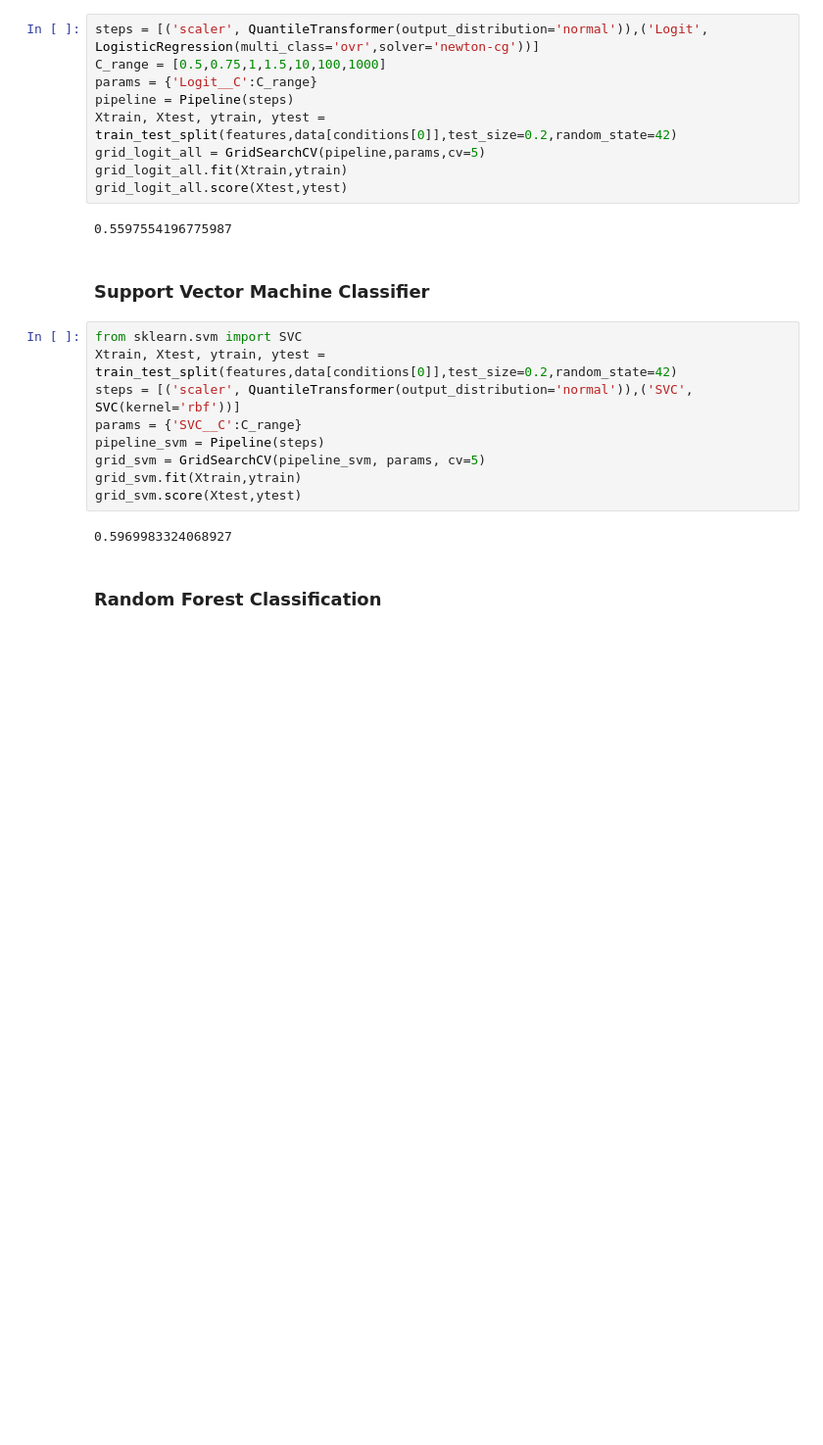
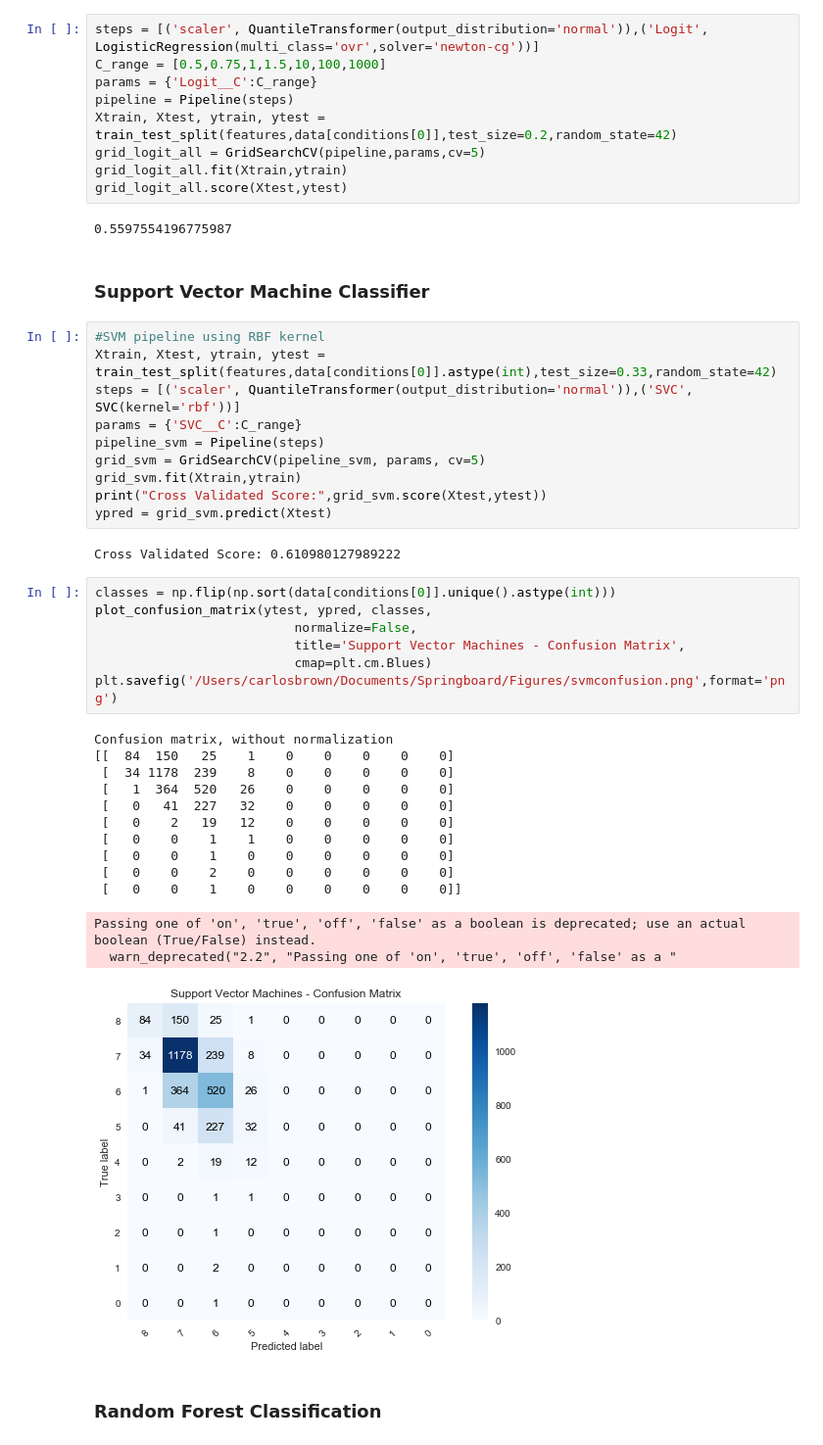
Before and after one commit to carlosbrown2/Springboard, a Jupyter notebook: Capstone Project 1/Capstone Project 1.ipynb, the cells around one changed output. Shown at 98% size. Drawn from its saved outputs; the diff is of its cells as text; blank space fills up the shorter version.

```diff
--- a/Capstone Project 1/Capstone Project 1.ipynb
+++ b/Capstone Project 1/Capstone Project 1.ipynb
@@ -905,16 +988,38 @@ grid_logit_all.score(Xtest,ytest)
 # %% [markdown]
 ### Support Vector Machine Classifier
 # %%
-from sklearn.svm import SVC
-Xtrain, Xtest, ytrain, ytest = train_test_split(features,data[conditions[0]],test_size=0.2,random_state=42)
+#SVM pipeline using RBF kernel
+Xtrain, Xtest, ytrain, ytest = train_test_split(features,data[conditions[0]].astype(int),test_size=0.33,random_state=42)
 steps = [('scaler', QuantileTransformer(output_distribution='normal')),('SVC', SVC(kernel='rbf'))]
 params = {'SVC__C':C_range}
 pipeline_svm = Pipeline(steps)
 grid_svm = GridSearchCV(pipeline_svm, params, cv=5)
 grid_svm.fit(Xtrain,ytrain)
-grid_svm.score(Xtest,ytest)
+print("Cross Validated Score:",grid_svm.score(Xtest,ytest))
+ypred = grid_svm.predict(Xtest)
 # %% [output]
-0.5969983324068927
+Cross Validated Score: 0.610980127989222
+# %%
+classes = np.flip(np.sort(data[conditions[0]].unique().astype(int)))
+plot_confusion_matrix(ytest, ypred, classes,
+                          normalize=False,
+                          title='Support Vector Machines - Confusion Matrix',
+                          cmap=plt.cm.Blues)
+plt.savefig('/Users/carlosbrown/Documents/Springboard/Figures/svmconfusion.png',format='png')
+# %% [output]
+Confusion matrix, without normalization
+[[  84  150   25    1    0    0    0    0    0]
+ [  34 1178  239    8    0    0    0    0    0]
+ [   1  364  520   26    0    0    0    0    0]
+ [   0   41  227   32    0    0    0    0    0]
+ [   0    2   19   12    0    0    0    0    0]
+ [   0    0    1    1    0    0    0    0    0]
+ [   0    0    1    0    0    0    0    0    0]
+ [   0    0    2    0    0    0    0    0    0]
+ [   0    0    1    0    0    0    0    0    0]]
+Passing one of 'on', 'true', 'off', 'false' as a boolean is deprecated; use an actual boolean (True/False) instead.
+  warn_deprecated("2.2", "Passing one of 'on', 'true', 'off', 'false' as a "
+[figure, added]
 # %% [markdown]
 ### Random Forest Classification
 # %%
```
Also changed, not shown: parts of 35 cells of this notebook.
